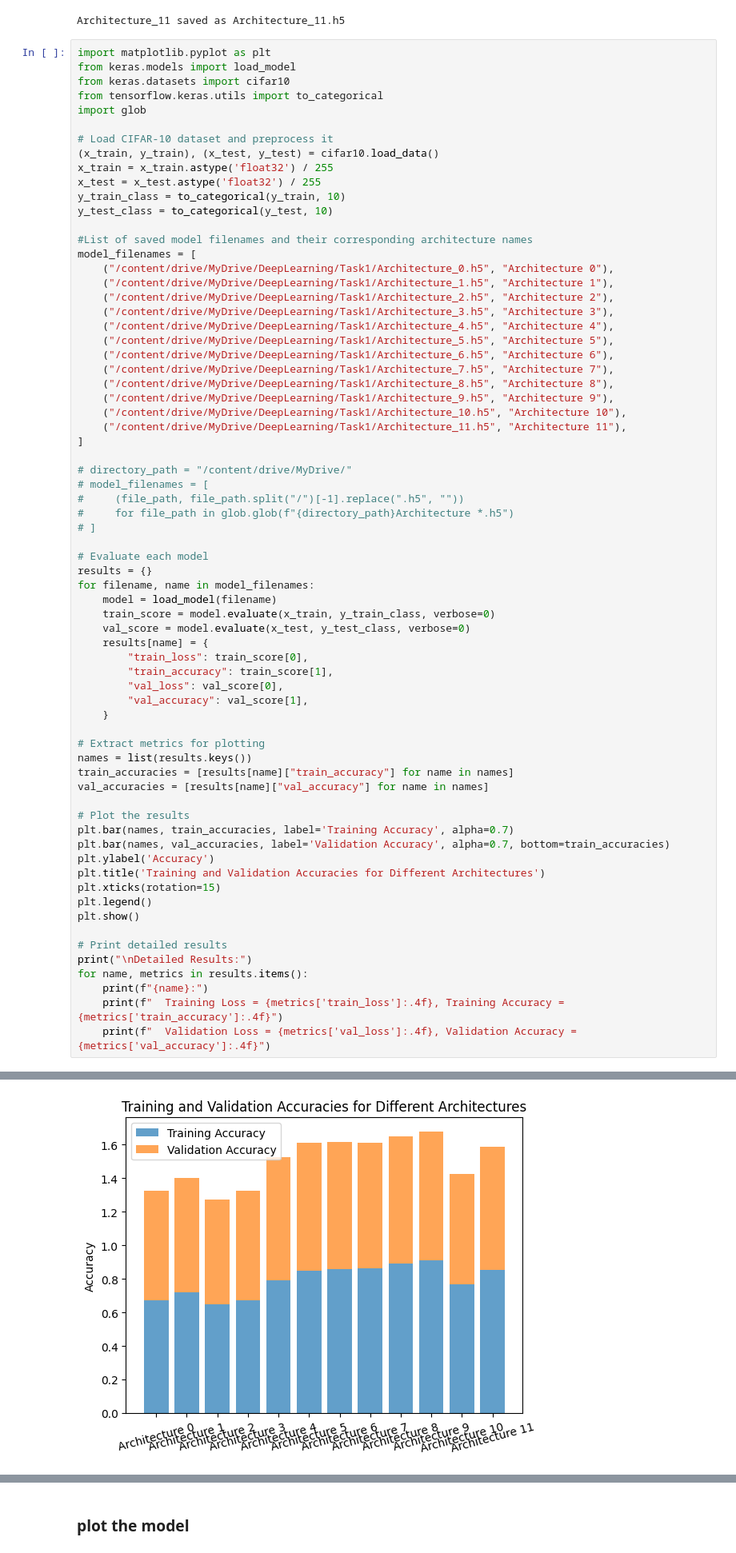
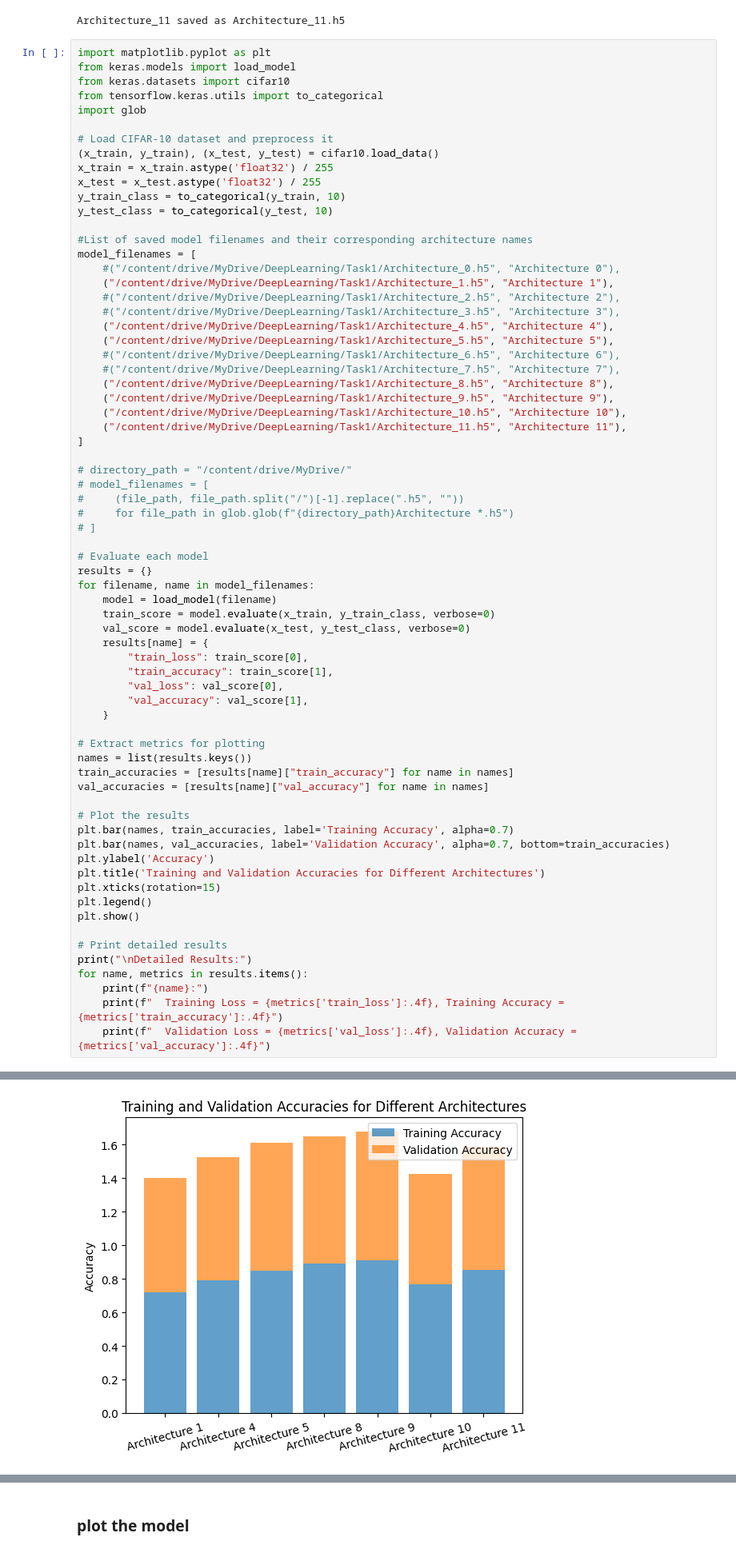
Before and after one commit to cddaaaa1/deep-learning-course, a Jupyter notebook: 02_CNN_Introduction.ipynb, the cells around one changed output, grey strips where cells are left out. Shown at 80% size. Drawn from its saved outputs; the diff is of its cells as text.

```diff
--- a/02_CNN_Introduction.ipynb
+++ b/02_CNN_Introduction.ipynb
@@ -2242,14 +2242,14 @@ y_test_class = to_categorical(y_test, 10)
 
 #List of saved model filenames and their corresponding architecture names
 model_filenames = [
-    ("/content/drive/MyDrive/DeepLearning/Task1/Architecture_0.h5", "Architecture 0"),
+    #("/content/drive/MyDrive/DeepLearning/Task1/Architecture_0.h5", "Architecture 0"),
     ("/content/drive/MyDrive/DeepLearning/Task1/Architecture_1.h5", "Architecture 1"),
-    ("/content/drive/MyDrive/DeepLearning/Task1/Architecture_2.h5", "Architecture 2"),
-    ("/content/drive/MyDrive/DeepLearning/Task1/Architecture_3.h5", "Architecture 3"),
+    #("/content/drive/MyDrive/DeepLearning/Task1/Architecture_2.h5", "Architecture 2"),
+    #("/content/drive/MyDrive/DeepLearning/Task1/Architecture_3.h5", "Architecture 3"),
     ("/content/drive/MyDrive/DeepLearning/Task1/Architecture_4.h5", "Architecture 4"),
     ("/content/drive/MyDrive/DeepLearning/Task1/Architecture_5.h5", "Architecture 5"),
-    ("/content/drive/MyDrive/DeepLearning/Task1/Architecture_6.h5", "Architecture 6"),
-    ("/content/drive/MyDrive/DeepLearning/Task1/Architecture_7.h5", "Architecture 7"),
+    #("/content/drive/MyDrive/DeepLearning/Task1/Architecture_6.h5", "Architecture 6"),
+    #("/content/drive/MyDrive/DeepLearning/Task1/Architecture_7.h5", "Architecture 7"),
     ("/content/drive/MyDrive/DeepLearning/Task1/Architecture_8.h5", "Architecture 8"),
     ("/content/drive/MyDrive/DeepLearning/Task1/Architecture_9.h5", "Architecture 9"),
     ("/content/drive/MyDrive/DeepLearning/Task1/Architecture_10.h5", "Architecture 10"),
@@ -2311,2 +2306,2 @@ WARNING:absl:Compiled the loaded model, but the compiled metrics have yet to be
-[figure, old version]
+[figure, new version]
 Detailed Results:
```
Also changed, not shown: parts of 9 cells of this notebook.
